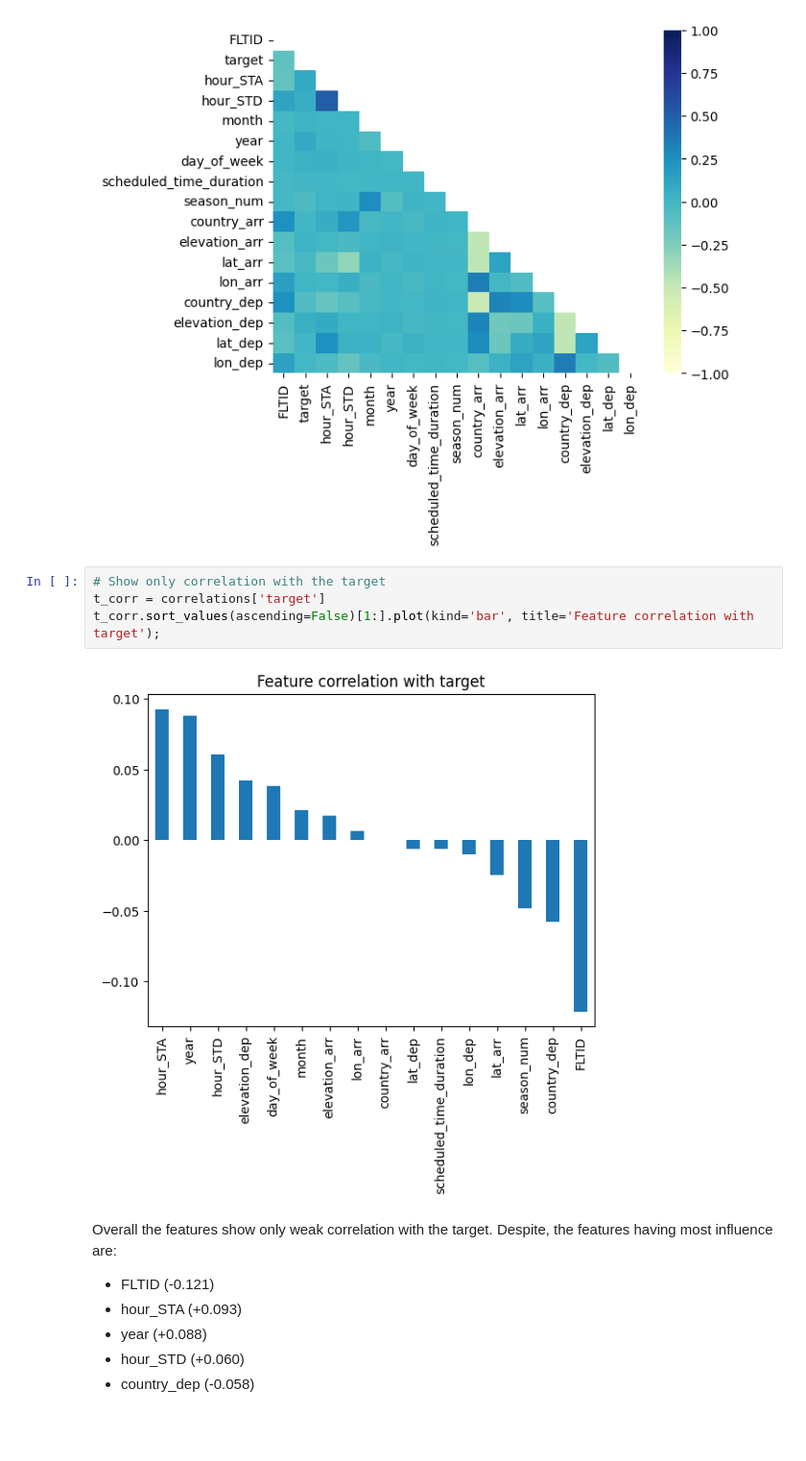
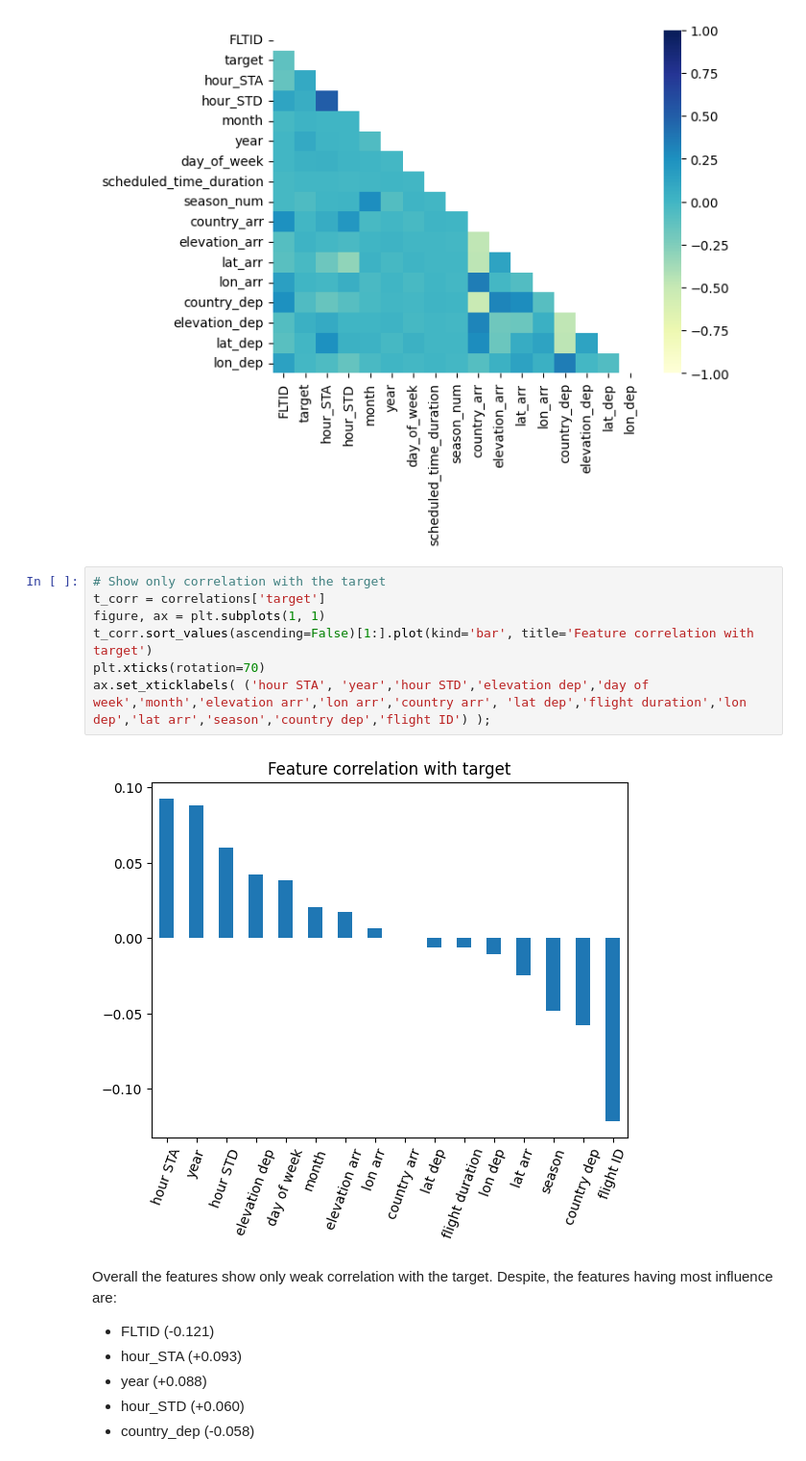
Before and after one commit to pwerden/ds-ml-flight-delay-prediction, a Jupyter notebook: models/model_tree.ipynb, the cells around one changed output. Shown: that part at 96% size. Saved outputs shown, nothing was run; the diff lists cells and outputs as text; blank space fills up the shorter version.

```diff
--- a/models/model_tree.ipynb
+++ b/models/model_tree.ipynb
@@ -69,9 +69,12 @@ sns.heatmap(correlations, vmax=1, vmin=-1, annot=False, mask=mask, cmap="YlGnBu"
 # %%
 # Show only correlation with the target
 t_corr = correlations['target']
-t_corr.sort_values(ascending=False)[1:].plot(kind='bar', title='Feature correlation with target');
+figure, ax = plt.subplots(1, 1)
+t_corr.sort_values(ascending=False)[1:].plot(kind='bar', title='Feature correlation with target')
+plt.xticks(rotation=70)
+ax.set_xticklabels( ('hour STA', 'year','hour STD','elevation dep','day of week','month','elevation arr','lon arr','country arr', 'lat dep','flight duration','lon dep','lat arr','season','country dep','flight ID') );
 # %% [output]
-[figure, old version]
+[figure, new version]
 # %% [markdown]
 Overall the features show only weak correlation with the target. Despite, the features having most influence are:
 - FLTID (-0.121)
```
Also changed, not shown: 1 other file.
